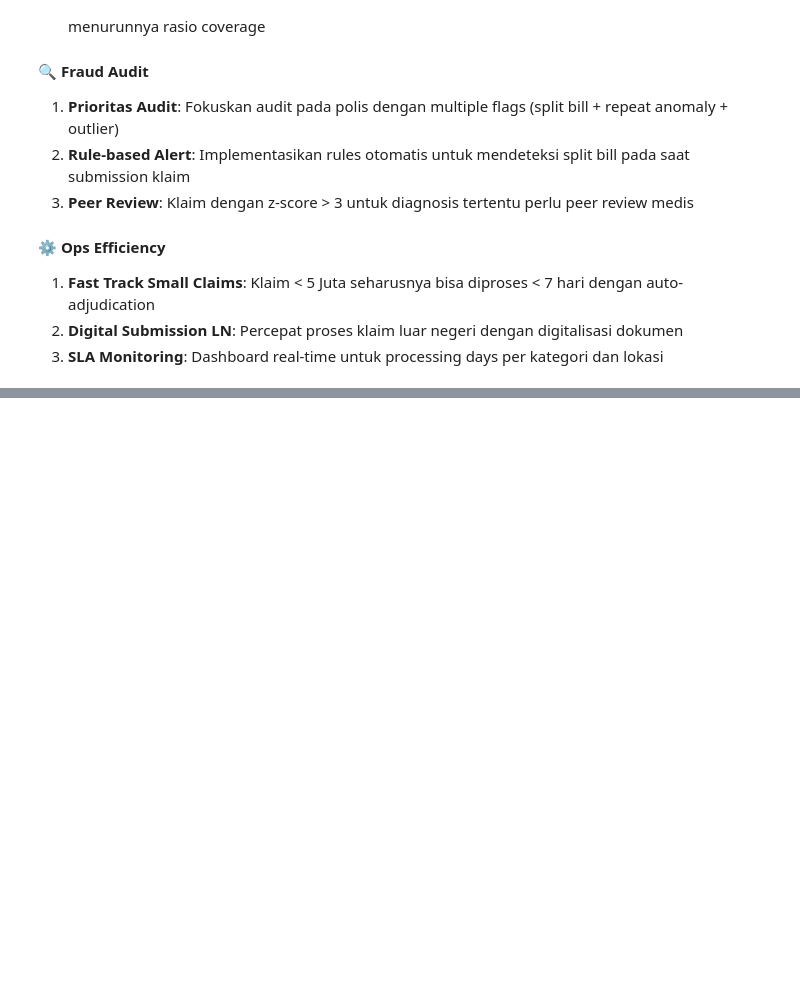
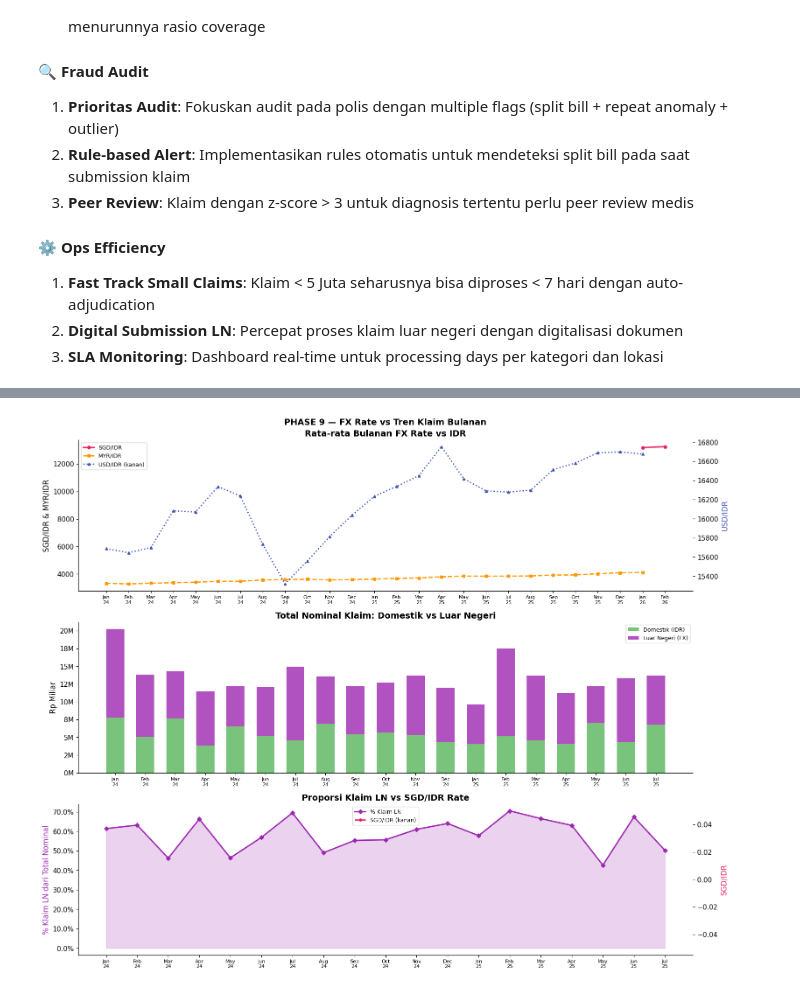
Before and after one commit to Fahmialfayadh/mcfitb-eda, a Jupyter notebook: deep_dive_insight.ipynb, the cells around one changed output, grey strips where cells are left out. Cells and saved outputs as stored; diff of their text form; code cells hidden in the pictures; blank space fills up the shorter version.

```diff
--- a/deep_dive_insight.ipynb
+++ b/deep_dive_insight.ipynb
@@ -1197,0 +1307,81 @@ print("Silakan review insight dan rekomendasi di atas untuk tindak lanjut bisnis
+# %%
+# ── Agregasi bulanan ────────────────────────────────────────────────
+fx_all = pd.concat([fx_sgd, fx_myr, fx_usd])
+fx_all['bulan'] = fx_all['date'].dt.to_period('M').dt.to_timestamp()
+fx_monthly = fx_all.groupby(['bulan','currency'])['rate'].mean().reset_index()
+fx_pivot = fx_monthly.pivot(index='bulan', columns='currency', values='rate').reset_index()
+
+df['bulan_dt2'] = df['Tanggal Pasien Masuk RS'].dt.to_period('M').dt.to_timestamp()
+klaim_by_cur = df.groupby(['bulan_dt2','currency_rs']).agg(
+    n=('Claim ID','count'),
+    total=('Nominal Klaim Yang Disetujui','sum')
+).reset_index()
+
+fig, axes = plt.subplots(3, 1, figsize=(16, 13))
+fig.suptitle('PHASE 9 — FX Rate vs Tren Klaim Bulanan', fontsize=14, fontweight='bold')
+
+# FX tren
+ax = axes[0]
+ax_r = ax.twinx()
+bulan_list = sorted(fx_pivot['bulan'].unique())
+bulan_list = [b for b in bulan_list if b >= pd.Timestamp('2024-01-01')]
+sub_fx = fx_pivot[fx_pivot['bulan'].isin(bulan_list)]
+x = range(len(sub_fx))
+xlabels = [b.strftime('%b\n%y') for b in sub_fx['bulan']]
+
+if 'SGD' in sub_fx.columns:
+    ax.plot(x, sub_fx['SGD'].values, color='#E91E63', lw=2.2, marker='o', ms=5, label='SGD/IDR')
+if 'MYR' in sub_fx.columns:
+    ax.plot(x, sub_fx['MYR'].values, color='#FF9800', lw=2, ls='--', marker='s', ms=4, label='MYR/IDR')
+if 'USD' in sub_fx.columns:
+    ax_r.plot(x, sub_fx['USD'].values, color='#3F51B5', lw=2, ls=':', marker='^', ms=4, label='USD/IDR (kanan)')
+ax.set_ylabel('SGD/IDR & MYR/IDR'); ax_r.set_ylabel('USD/IDR', color='#3F51B5')
+ax.set_title('Rata-rata Bulanan FX Rate vs IDR', fontweight='bold')
+ax.set_xticks(x); ax.set_xticklabels(xlabels, fontsize=8)
+lines1,lab1 = ax.get_legend_handles_labels(); lines2,lab2 = ax_r.get_legend_handles_labels()
+ax.legend(lines1+lines2, lab1+lab2, fontsize=9)
+
+# Stacked bar LN vs domestik
+ax2 = axes[1]
+dom = klaim_by_cur[klaim_by_cur['currency_rs']=='IDR'].set_index('bulan_dt2')['total']
+ln_cols = klaim_by_cur[klaim_by_cur['currency_rs']!='IDR'].groupby('bulan_dt2')['total'].sum()
+all_bulan_k = sorted(set(dom.index.tolist() + ln_cols.index.tolist()))
+all_bulan_k = [b for b in all_bulan_k if b >= pd.Timestamp('2024-01-01')]
+xk = range(len(all_bulan_k))
+xklabels = [b.strftime('%b\n%y') for b in all_bulan_k]
+
+dom_vals = [dom.get(b, 0)/1e9 for b in all_bulan_k]
+ln_vals  = [ln_cols.get(b, 0)/1e9 for b in all_bulan_k]
+ax2.bar(xk, dom_vals, label='Domestik (IDR)', color='#4CAF50', alpha=0.75, width=0.6)
+ax2.bar(xk, ln_vals, bottom=dom_vals, label='Luar Negeri (FX)', color='#9C27B0', alpha=0.8, width=0.6)
+ax2.set_title('Total Nominal Klaim: Domestik vs Luar Negeri', fontweight='bold')
+ax2.set_ylabel('Rp Miliar')
+ax2.set_xticks(xk); ax2.set_xticklabels(xklabels, fontsize=8)
+ax2.yaxis.set_major_formatter(plt.FuncFormatter(lambda v,_: f'{v:.0f}M'))
+ax2.legend(fontsize=9)
+
+# % LN vs SGD rate
+ax3 = axes[2]
+ax3_r = ax3.twinx()
+total_all = [dom_vals[i]+ln_vals[i] for i in range(len(all_bulan_k))]
+pct_ln = [ln_vals[i]/total_all[i]*100 if total_all[i]>0 else 0 for i in range(len(all_bulan_k))]
+ax3.fill_between(xk, pct_ln, alpha=0.2, color='#9C27B0')
+ax3.plot(xk, pct_ln, color='#9C27B0', lw=2.2, marker='D', ms=5, label='% Klaim LN')
+if 'SGD' in sub_fx.columns:
+    # align SGD bulan ke xk
+    sgd_vals_k = [sub_fx.set_index('bulan')['SGD'].get(b, np.nan) for b in all_bulan_k]
+    ax3_r.plot(xk, sgd_vals_k, color='#E91E63', lw=2, ls='--', marker='o', ms=4, label='SGD/IDR (kanan)')
+ax3.set_ylabel('% Klaim LN dari Total Nominal', color='#9C27B0')
+ax3_r.set_ylabel('SGD/IDR', color='#E91E63')
+ax3.set_title('Proporsi Klaim LN vs SGD/IDR Rate', fontweight='bold')
+ax3.set_xticks(xk); ax3.set_xticklabels(xklabels, fontsize=8)
+ax3.yaxis.set_major_formatter(plt.FuncFormatter(lambda v,_: f'{v:.1f}%'))
+lines1,lab1 = ax3.get_legend_handles_labels(); lines2,lab2 = ax3_r.get_legend_handles_labels()
+ax3.legend(lines1+lines2, lab1+lab2, fontsize=9)
+
+plt.tight_layout()
+import os; os.makedirs('charts', exist_ok=True)
+plt.savefig('charts/fx_tren_klaim.png', dpi=120, bbox_inches='tight')
+plt.show()
+# %% [output]
+[figure, added]
```
Also changed, not shown: parts of 19 cells of this notebook, 25 other files.
